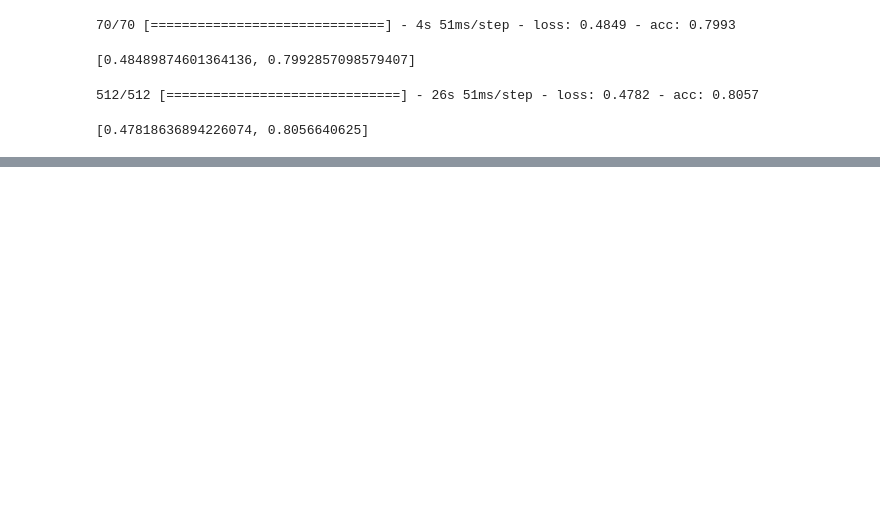
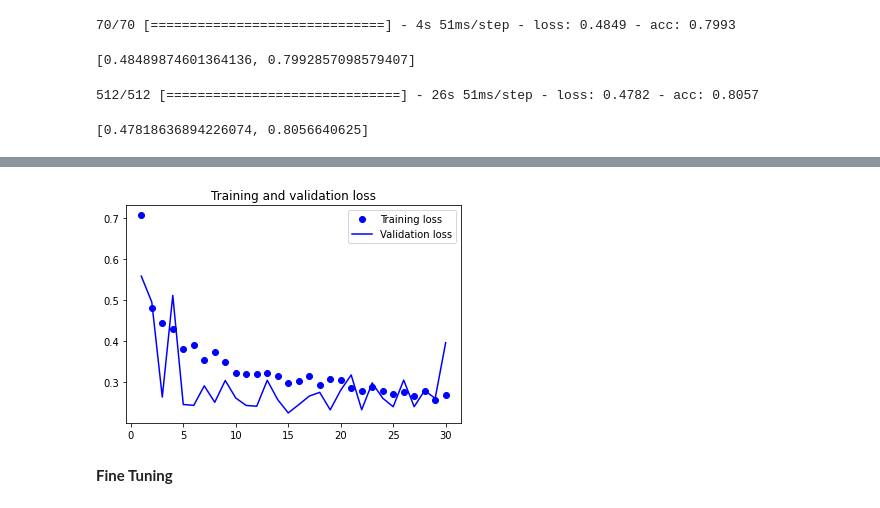
Before and after one commit to taha9212/tensorflow-deep-learning, a Jupyter notebook: cats_vs_dogs.ipynb, the cells around one changed output, grey strips where cells are left out. Cells and saved outputs as stored; diff of their text form; code cells hidden in the pictures; blank space fills up the shorter version.

```diff
--- a/cats_vs_dogs.ipynb
+++ b/cats_vs_dogs.ipynb
@@ -419,0 +406,2 @@ model.evaluate(test_generator, steps = 512)
+# %%
+conv_base = VGG16(weights = "imagenet", include_top = False, input_shape = (150, 150, 3))
@@ -419,0 +523,8 @@ model.evaluate(test_generator, steps = 512)
+# %%
+model = models.Sequential()
+model.add(conv_base)
+model.add(layers.Flatten())
+model.add(layers.Dense(256, activation = "relu", input_dim = (4* 4* 512)))
+model.add(layers.Dense(1, activation = "sigmoid"))
+
+model.summary()
@@ -419,0 +622,10 @@ model.evaluate(test_generator, steps = 512)
+# %%
+plt.plot(epochs, loss, 'bo', label='Training loss')
+plt.plot(epochs, val_loss, 'b', label='Validation loss')
+plt.title('Training and validation loss')
+plt.legend()
+plt.show()
+# %% [output]
+[figure, added]
+# %% [markdown]
+**Fine Tuning**
```
Also changed, not shown: parts of 44 cells of this notebook.
